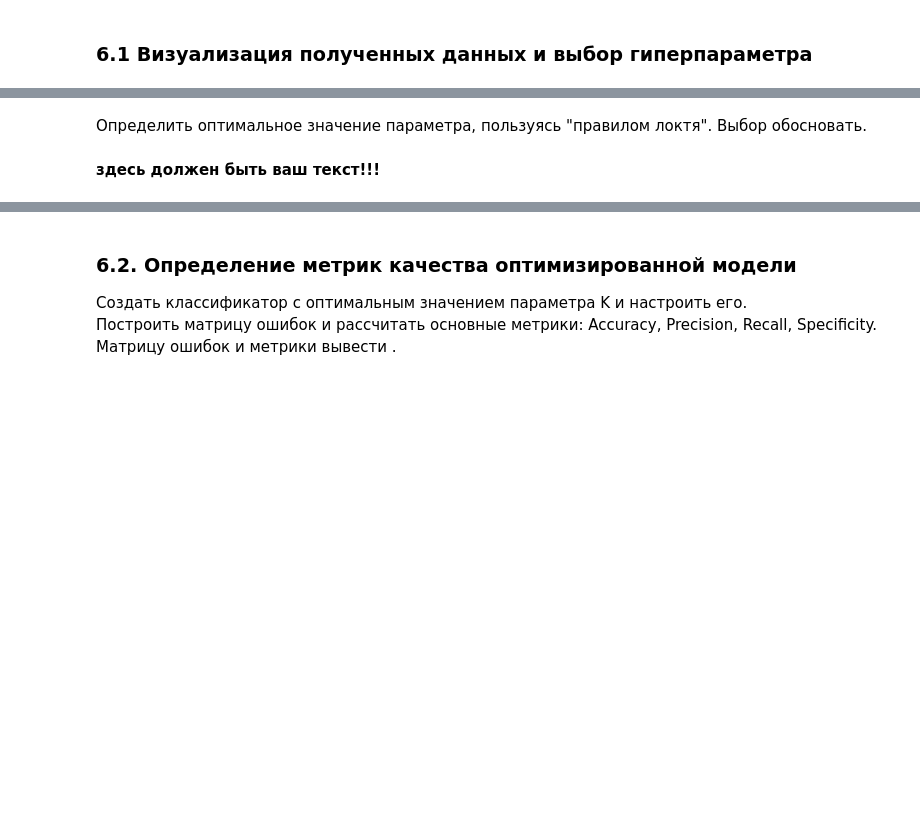
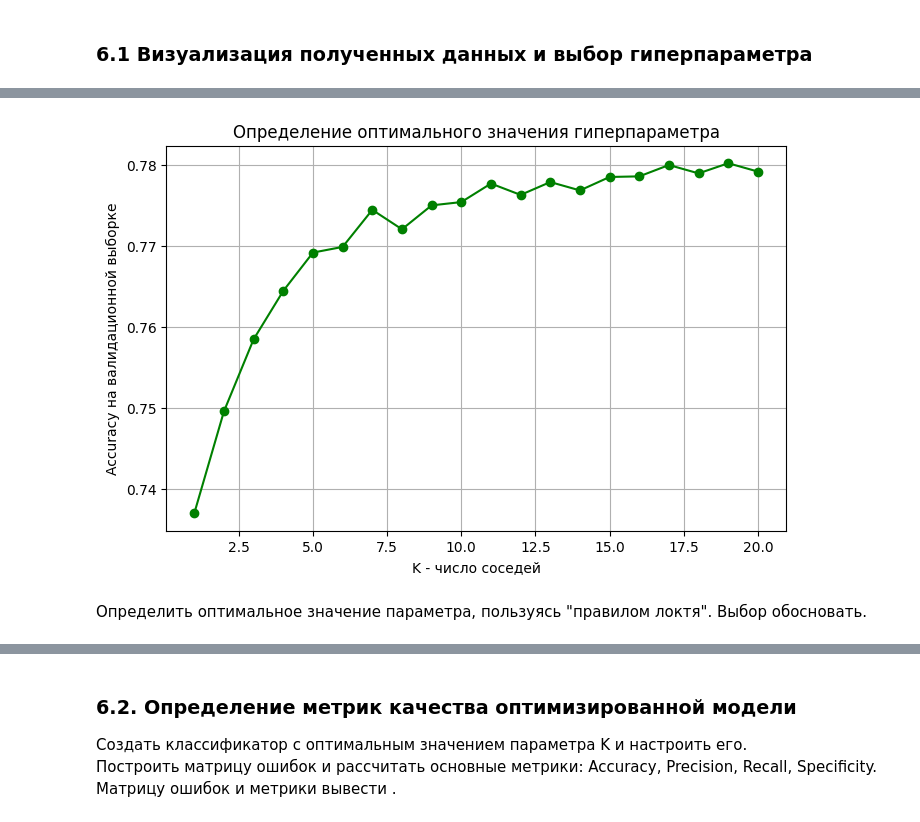
Before and after one commit to Mshkss/Study, a Jupyter notebook: Python/AI basics/P3/Task3_KNN_Empty.ipynb, the cells around one changed output, grey strips where cells are left out. Saved outputs shown, nothing was run; the diff lists cells and outputs as text; code cells hidden in the pictures; blank space fills up the shorter version.

```diff
--- a/Python/AI basics/P3/Task3_KNN_Empty.ipynb
+++ b/Python/AI basics/P3/Task3_KNN_Empty.ipynb
@@ -61,0 +78,7 @@ print(data.head())
+# %%
+
+# Создание экземпляра классификатора с параметрами по умолчанию
+knn = KNeighborsClassifier()
+
+# Обучение классификатора на обучающей выборке
+knn.fit(X_train, y_train)
@@ -92,0 +179,17 @@ print(data.head())
+# %%
+from sklearn.model_selection import cross_val_score
+import matplotlib.pyplot as plt
+
+# Диапазон значений K для перебора
+k_range = range(1, 21)
+cv_scores = []
+
+# Кросс-валидация для каждого значения K
+for k in k_range:
+    knn_cv = KNeighborsClassifier(n_neighbors=k)
+    scores = cross_val_score(knn_cv, X_train, y_train, cv=5, scoring="accuracy")
+    cv_scores.append(scores.mean())
+
+# Вывод результатов
+for k, score in zip(k_range, cv_scores):
+    print(f"K={k}: Средняя точность (CV) = {score:.4f}")
@@ -99,4 +219,14 @@ print(data.head())
+# %%
+import matplotlib.pyplot as plt
+
+plt.figure(figsize=(8, 5))
+plt.plot(list(k_range), cv_scores, marker="o", color="green")
+plt.title("Определение оптимального значения гиперпараметра")
+plt.xlabel("K - число соседей")
+plt.ylabel("Accuracy на валидационной выборке")
+plt.grid(True)
+plt.show()
+# %% [output]
+[figure, added]
 # %% [markdown]
  Определить оптимальное значение параметра, пользуясь "правилом локтя". Выбор обосновать.
-# %% [markdown]
-**здесь должен быть ваш текст!!!**
```
Also changed, not shown: parts of 15 cells of this notebook.
